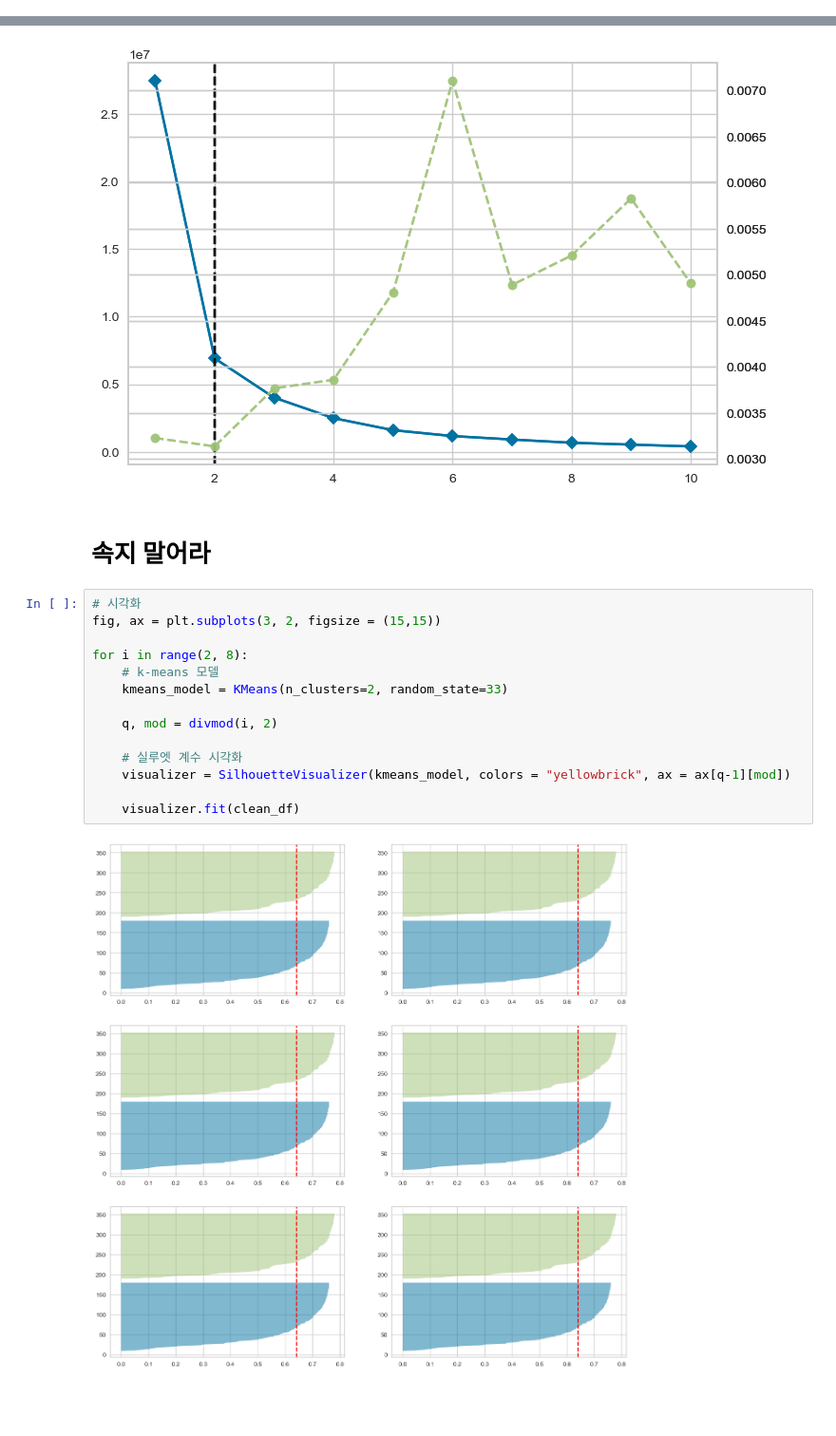
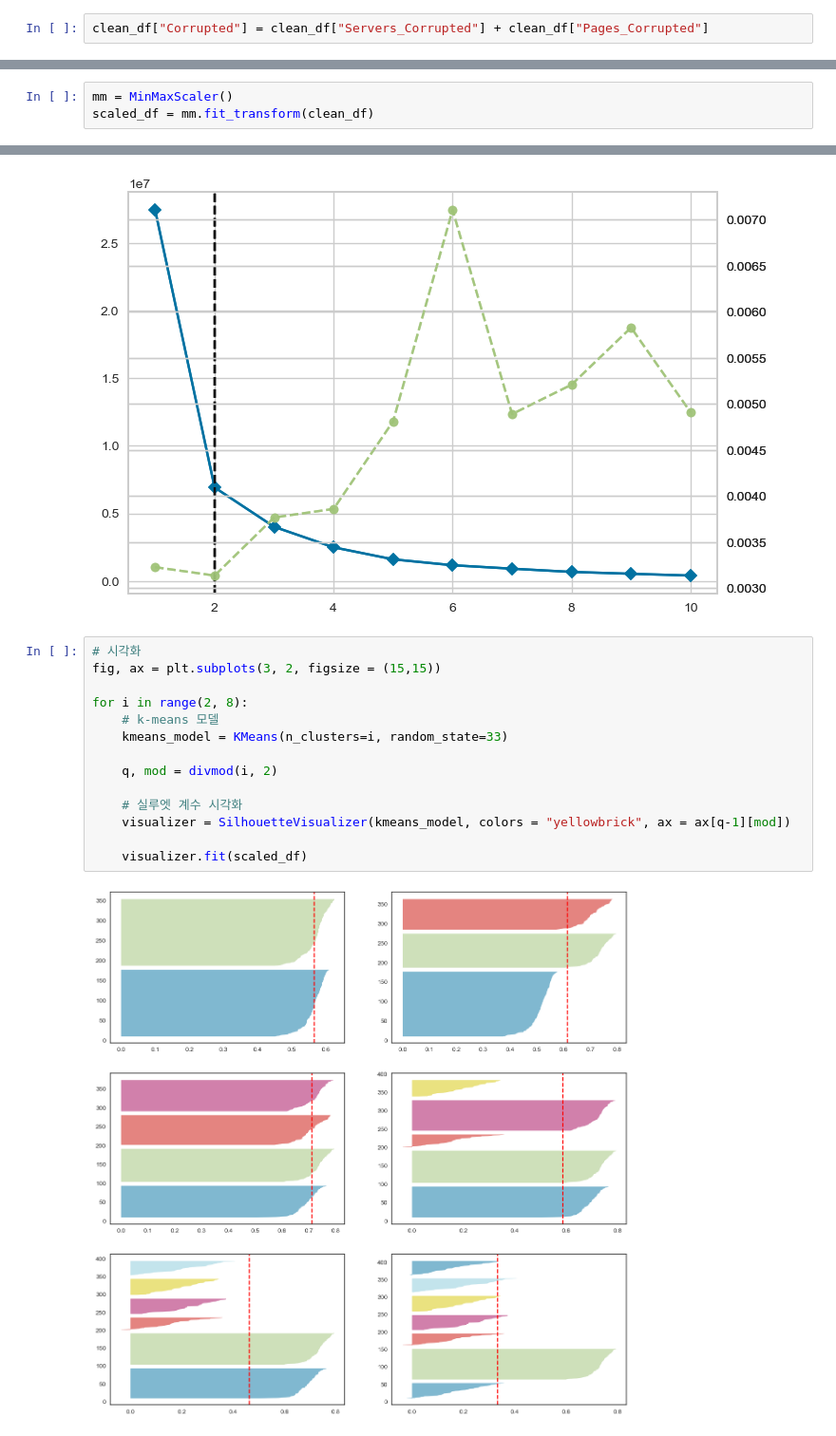
Before and after one commit to bidulgirin/data_science, a Jupyter notebook: 28.군집분석_문제.ipynb, the cells around one changed output, grey strips where cells are left out. Shown at 95% size. Cells and saved outputs as stored; diff of their text form; blank space fills up the shorter version.

```diff
--- a/28.군집분석_문제.ipynb
+++ b/28.군집분석_문제.ipynb
@@ -217,0 +160,2 @@ clean_df
+# %%
+clean_df["Corrupted"] = clean_df["Servers_Corrupted"] + clean_df["Pages_Corrupted"]
@@ -217,0 +224,3 @@ clean_df
+# %%
+mm = MinMaxScaler()
+scaled_df = mm.fit_transform(clean_df)
@@ -236,21 +249,19 @@ elbow_chart.draw()
 # %% [output]
 <Axes: >
 [figure]
-# %% [markdown]
-# 속지 말어라
 # %%
 # 시각화
 fig, ax = plt.subplots(3, 2, figsize = (15,15))
 
 for i in range(2, 8):
     # k-means 모델
-    kmeans_model = KMeans(n_clusters=2, random_state=33)
+    kmeans_model = KMeans(n_clusters=i, random_state=33)
 
     q, mod = divmod(i, 2)
 
     # 실루엣 계수 시각화
     visualizer = SilhouetteVisualizer(kmeans_model, colors = "yellowbrick", ax = ax[q-1][mod])
 
-    visualizer.fit(clean_df)
+    visualizer.fit(scaled_df)
 # %% [output]
-[figure, old version]
+[figure, new version]
```
Also changed, not shown: parts of 84 cells of this notebook, 5 other files.
